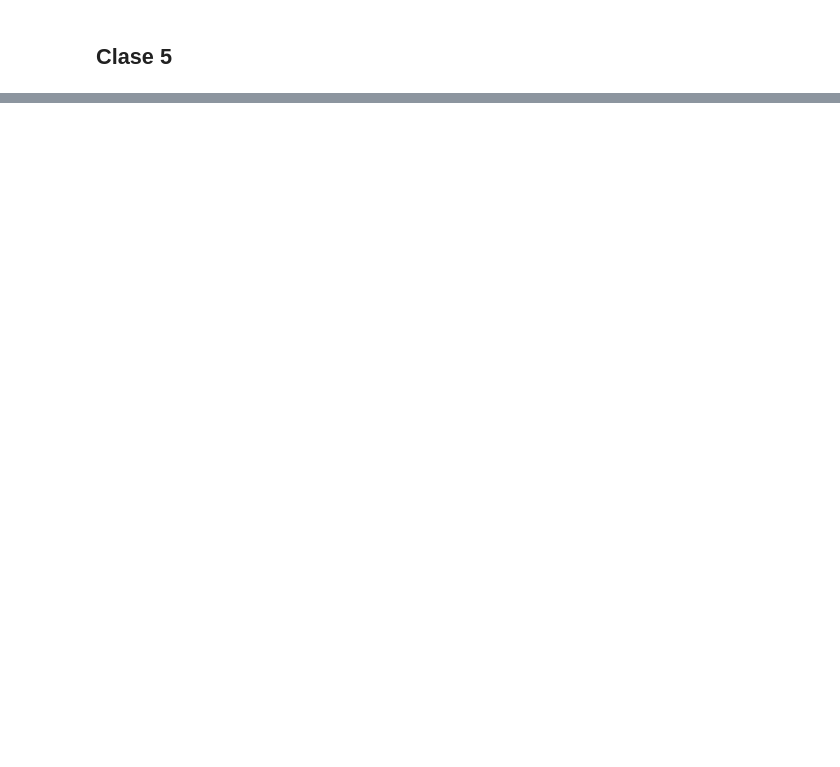
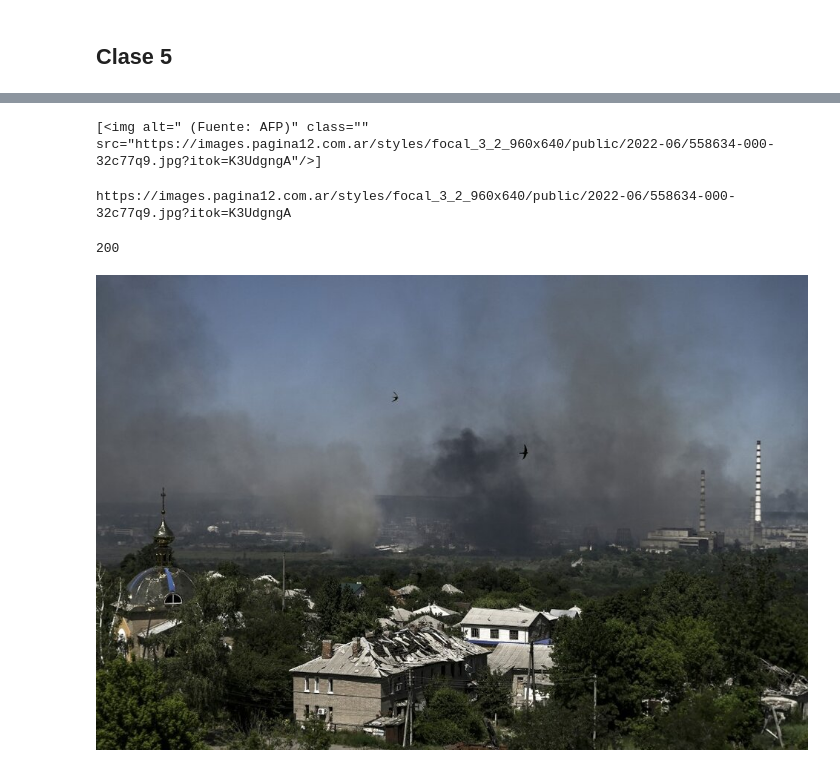
Before and after one commit to AlejoRMinetti/Py-examples, a Jupyter notebook: Modules/WebScraping/web-scraping-Platzi/Clases/Módulo 2_ HTML_ Requests y BeautifulSoup/Clases no script/M2C5 - Descargando contenido.ipynb, the cells around one changed output, grey strips where cells are left out. Drawn from its saved outputs; the diff is of its cells as text; code cells hidden in the pictures; blank space fills up the shorter version.

```diff
--- a/Modules/WebScraping/web-scraping-Platzi/Clases/Módulo 2_ HTML_ Requests y BeautifulSoup/Clases no script/M2C5 - Descargando contenido.ipynb
+++ b/Modules/WebScraping/web-scraping-Platzi/Clases/Módulo 2_ HTML_ Requests y BeautifulSoup/Clases no script/M2C5 - Descargando contenido.ipynb
@@ -138,0 +254,17 @@ print('El resto del programa continúa...')
+# %%
+media = s_nota.find('div', attrs={'class':'article-main-media-image__container'})
+# %%
+imagen = media.find_all('img')
+imagen
+# %% [output]
+[<img alt=" (Fuente: AFP)" class="" src="https://images.pagina12.com.ar/styles/focal_3_2_960x640/public/2022-06/558634-000-32c77q9.jpg?itok=K3UdgngA"/>]
+# %%
+img_src = imagen[0].get('src')
+print(img_src)
+# %% [output]
+https://images.pagina12.com.ar/styles/focal_3_2_960x640/public/2022-06/558634-000-32c77q9.jpg?itok=K3UdgngA
+# %%
+img_req = requests.get(img_src)
+img_req.status_code
+# %% [output]
+200
@@ -138,0 +275,4 @@ print('El resto del programa continúa...')
+# %%
+Image(img_req.content)
+# %% [output]
+[figure, added]
```
Also changed, not shown: parts of 32 cells of this notebook, 6 other files.
